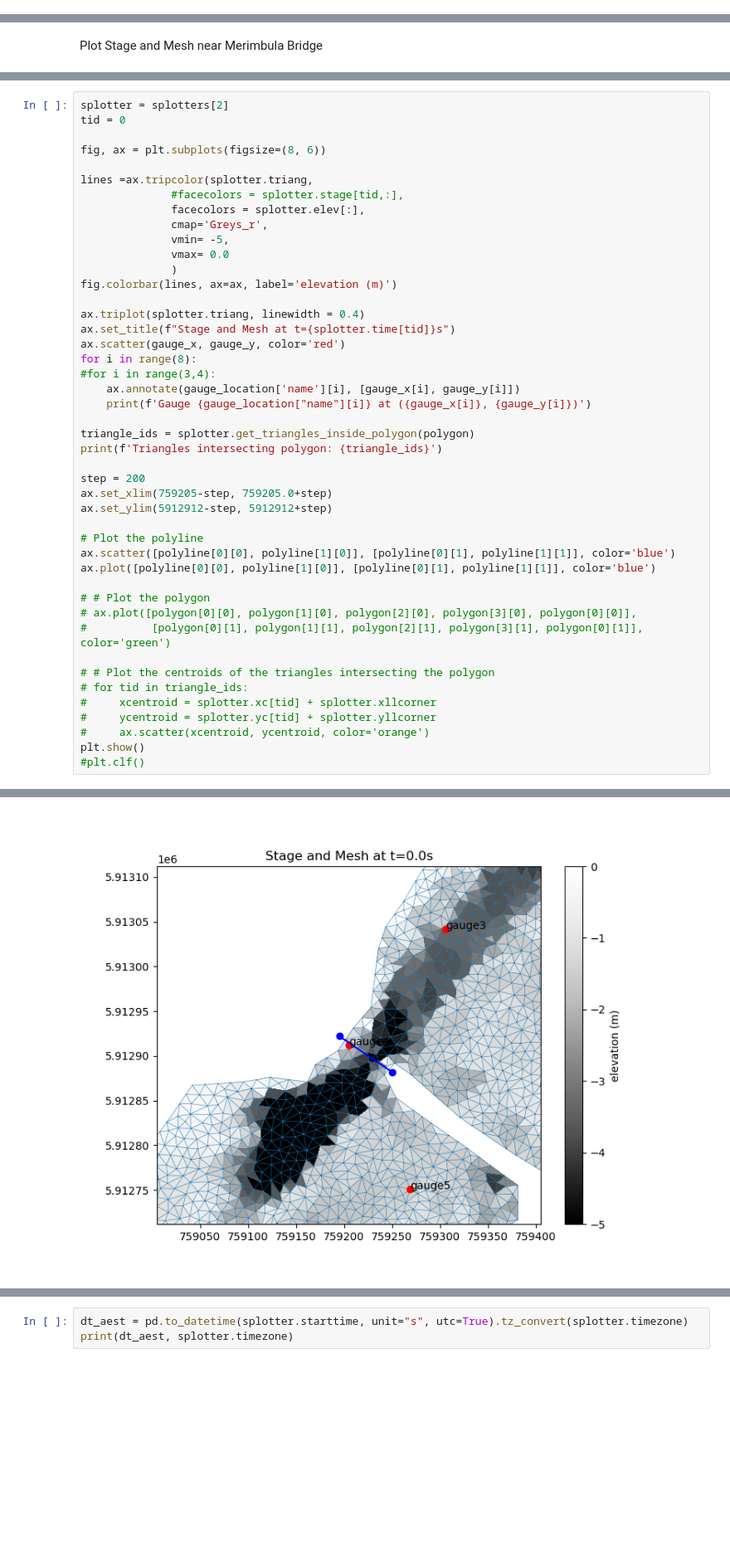
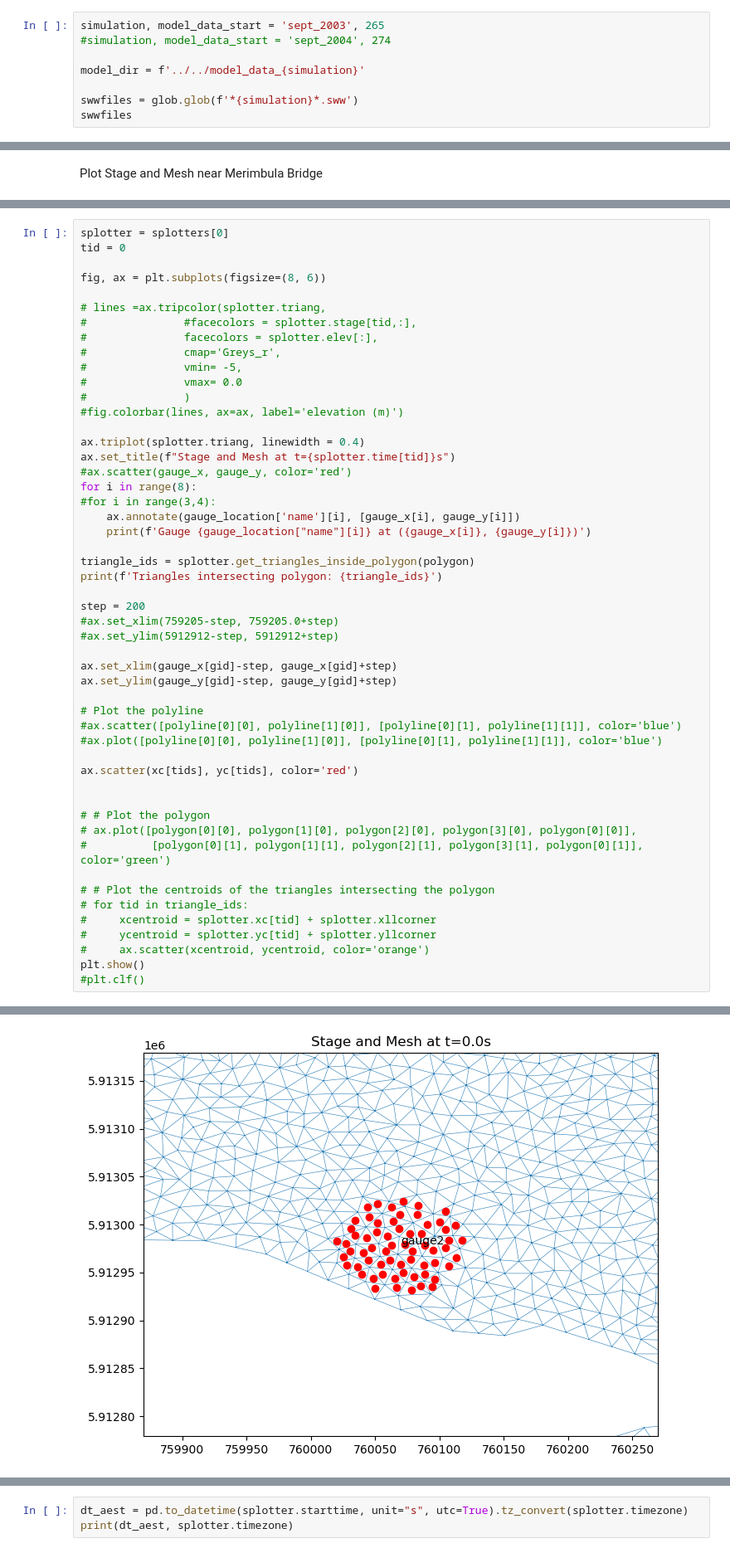
Before and after one commit to stoiver/merimbula, a Jupyter notebook: simulations/template/nb_compare_gauge_data.ipynb, the cells around one changed output, grey strips where cells are left out. Shown at 83% size. Drawn from its saved outputs; the diff is of its cells as text; blank space fills up the shorter version.

```diff
--- a/simulations/template/nb_compare_gauge_data.ipynb
+++ b/simulations/template/nb_compare_gauge_data.ipynb
@@ -72,0 +66,8 @@ ls -lh *.sww
+# %%
+simulation, model_data_start = 'sept_2003', 265
+#simulation, model_data_start = 'sept_2004', 274
+
+model_dir = f'../../model_data_{simulation}'
+
+swwfiles = glob.glob(f'*{simulation}*.sww')
+swwfiles
@@ -120,21 +148,21 @@ Plot Stage and Mesh near Merimbula Bridge
 # %%
-splotter = splotters[2]
+splotter = splotters[0]
 tid = 0
 
 fig, ax = plt.subplots(figsize=(8, 6))
 
-lines =ax.tripcolor(splotter.triang,
-              #facecolors = splotter.stage[tid,:],
-              facecolors = splotter.elev[:],
-              cmap='Greys_r',
-              vmin= -5,
-              vmax= 0.0
-              )
-fig.colorbar(lines, ax=ax, label='elevation (m)')
+# lines =ax.tripcolor(splotter.triang,
+#               #facecolors = splotter.stage[tid,:],
+#               facecolors = splotter.elev[:],
+#               cmap='Greys_r',
+#               vmin= -5,
+#               vmax= 0.0
+#               )
+#fig.colorbar(lines, ax=ax, label='elevation (m)')
 
 ax.triplot(splotter.triang, linewidth = 0.4)
 ax.set_title(f"Stage and Mesh at t={splotter.time[tid]}s")
-ax.scatter(gauge_x, gauge_y, color='red')
+#ax.scatter(gauge_x, gauge_y, color='red')
 for i in range(8):
 #for i in range(3,4):
     ax.annotate(gauge_location['name'][i], [gauge_x[i], gauge_y[i]])
@@ -144,12 +172,18 @@ triangle_ids = splotter.get_triangles_inside_polygon(polygon)
 print(f'Triangles intersecting polygon: {triangle_ids}')
 
 step = 200
-ax.set_xlim(759205-step, 759205.0+step)
-ax.set_ylim(5912912-step, 5912912+step)
+#ax.set_xlim(759205-step, 759205.0+step)
+#ax.set_ylim(5912912-step, 5912912+step)
+
+ax.set_xlim(gauge_x[gid]-step, gauge_x[gid]+step)
+ax.set_ylim(gauge_y[gid]-step, gauge_y[gid]+step)
 
 # Plot the polyline
-ax.scatter([polyline[0][0], polyline[1][0]], [polyline[0][1], polyline[1][1]], color='blue')
-ax.plot([polyline[0][0], polyline[1][0]], [polyline[0][1], polyline[1][1]], color='blue')
+#ax.scatter([polyline[0][0], polyline[1][0]], [polyline[0][1], polyline[1][1]], color='blue')
+#ax.plot([polyline[0][0], polyline[1][0]], [polyline[0][1], polyline[1][1]], color='blue')
+
+ax.scatter(xc[tids], yc[tids], color='red')
+
 
 # # Plot the polygon
 # ax.plot([polygon[0][0], polygon[1][0], polygon[2][0], polygon[3][0], polygon[0][0]],
@@ -176,4 +209,4 @@ Triangles intersecting polygon: [189 192 200 201 205 207 209 215 218 407 464 524
-[figure, old version]
+[figure, new version]
 # %% [markdown]
 ### Check starttime.
 
```
Also changed, not shown: parts of 14 cells of this notebook.
